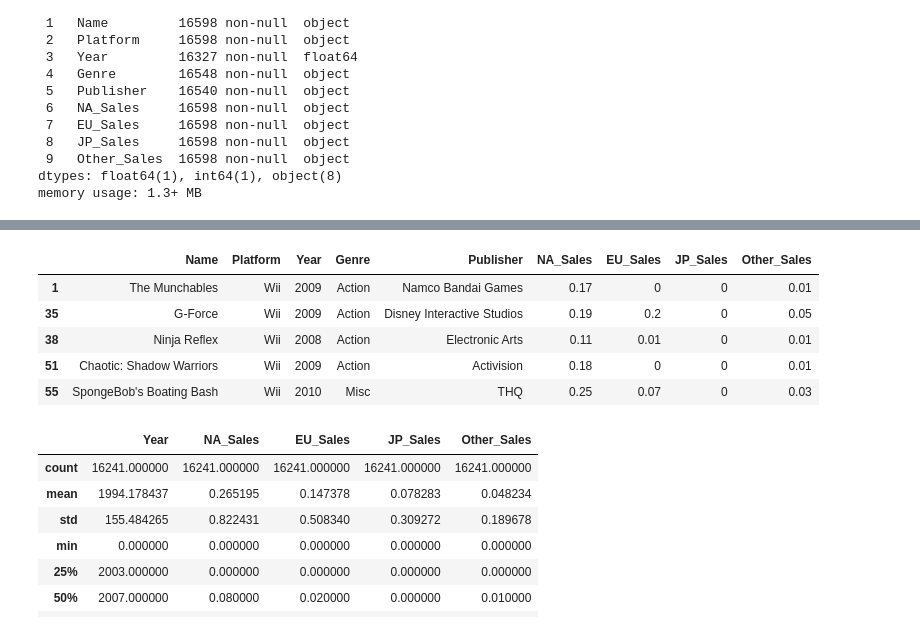
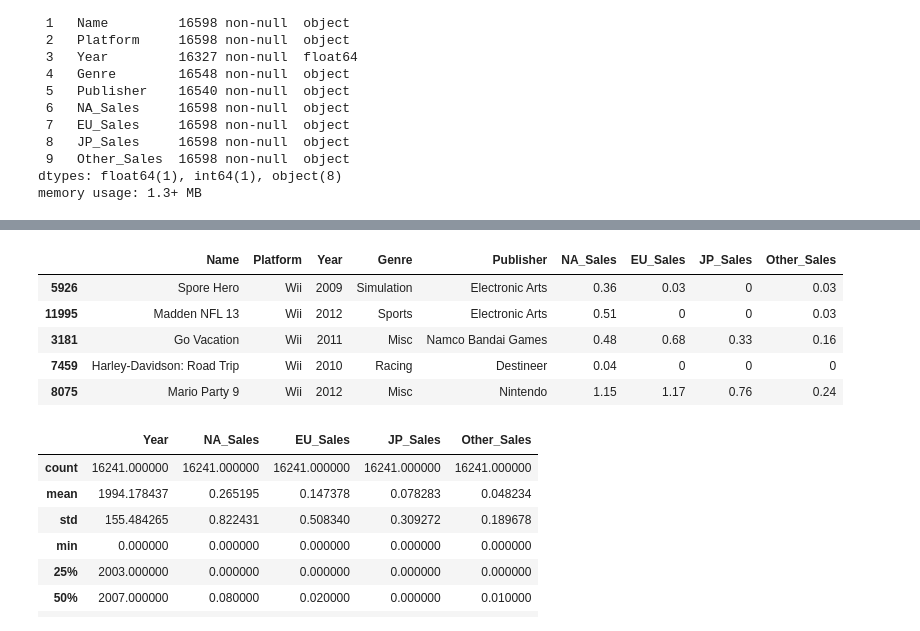
Before and after one commit to Thingjae9/Section1_OwnProject, a Jupyter notebook: Section_1_Project_원명재.ipynb, the cells around one changed output, grey strips where cells are left out. Drawn from its saved outputs; the diff is of its cells as text; code cells hidden in the pictures.

```diff
--- a/Section_1_Project_원명재.ipynb
+++ b/Section_1_Project_원명재.ipynb
@@ -54,16 +54,16 @@ df = df.dropna()
 # %%
 df['Year'] = df.Year.astype('int')
 # %%
-df[df['Platform'] == 'Wii'].head()
+df[df['Platform'] == 'Wii'].sample(5)
 
 # Wii의 판매량을 검색을 통해 판매량의 단위가 M인것을 확인
 # %% [output]
 |  | Name | Platform | Year | Genre | Publisher | NA_Sales | EU_Sales | JP_Sales | Other_Sales |
-| 1 | The Munchables | Wii | 2009 | Action | Namco Bandai Games | 0.17 | 0 | 0 | 0.01 |
-| 35 | G-Force | Wii | 2009 | Action | Disney Interactive Studios | 0.19 | 0.2 | 0 | 0.05 |
-| 38 | Ninja Reflex | Wii | 2008 | Action | Electronic Arts | 0.11 | 0.01 | 0 | 0.01 |
-| 51 | Chaotic: Shadow Warriors | Wii | 2009 | Action | Activision | 0.18 | 0 | 0 | 0.01 |
-| 55 | SpongeBob's Boating Bash | Wii | 2010 | Misc | THQ | 0.25 | 0.07 | 0 | 0.03 |
+| 5926 | Spore Hero | Wii | 2009 | Simulation | Electronic Arts | 0.36 | 0.03 | 0 | 0.03 |
+| 11995 | Madden NFL 13 | Wii | 2012 | Sports | Electronic Arts | 0.51 | 0 | 0 | 0.03 |
+| 3181 | Go Vacation | Wii | 2011 | Misc | Namco Bandai Games | 0.48 | 0.68 | 0.33 | 0.16 |
+| 7459 | Harley-Davidson: Road Trip | Wii | 2010 | Racing | Destineer | 0.04 | 0 | 0 | 0 |
+| 8075 | Mario Party 9 | Wii | 2012 | Misc | Nintendo | 1.15 | 1.17 | 0.76 | 0.24 |
 # %%
 # 함수설계 K가 붙은값은 /1000  B가 붙은값은 그대로 float형으로 배출
 def str_to_float(data):
```
Also changed, not shown: parts of 9 cells of this notebook.
